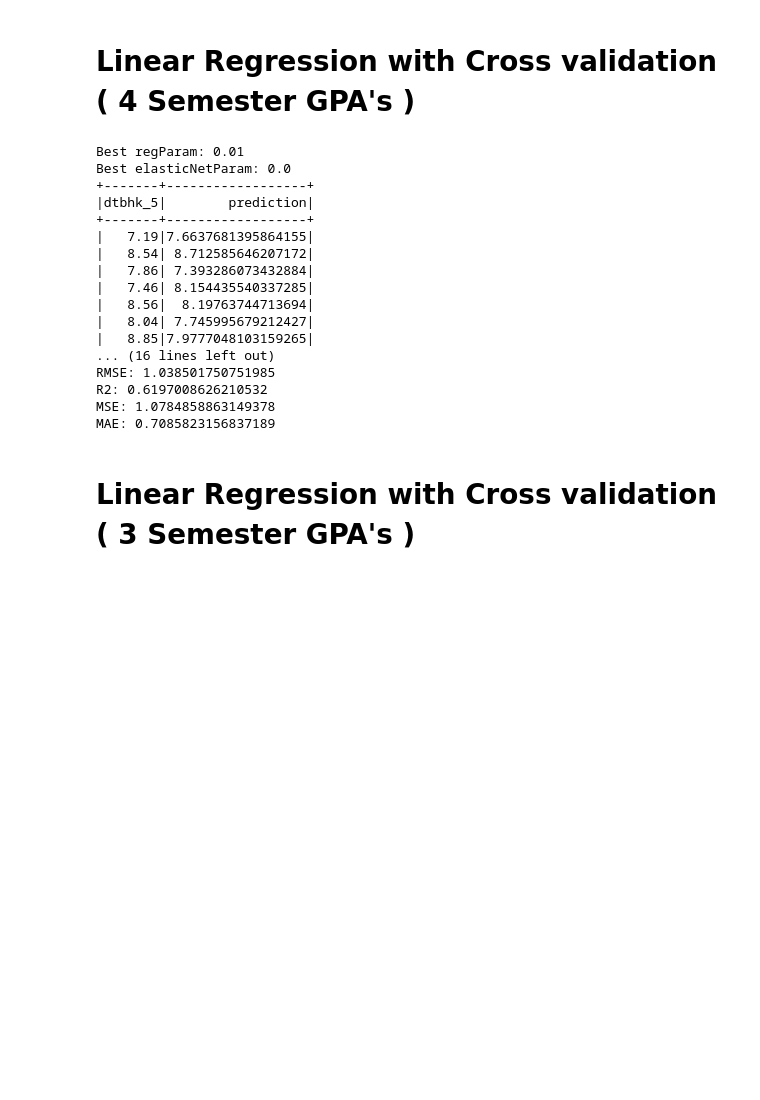
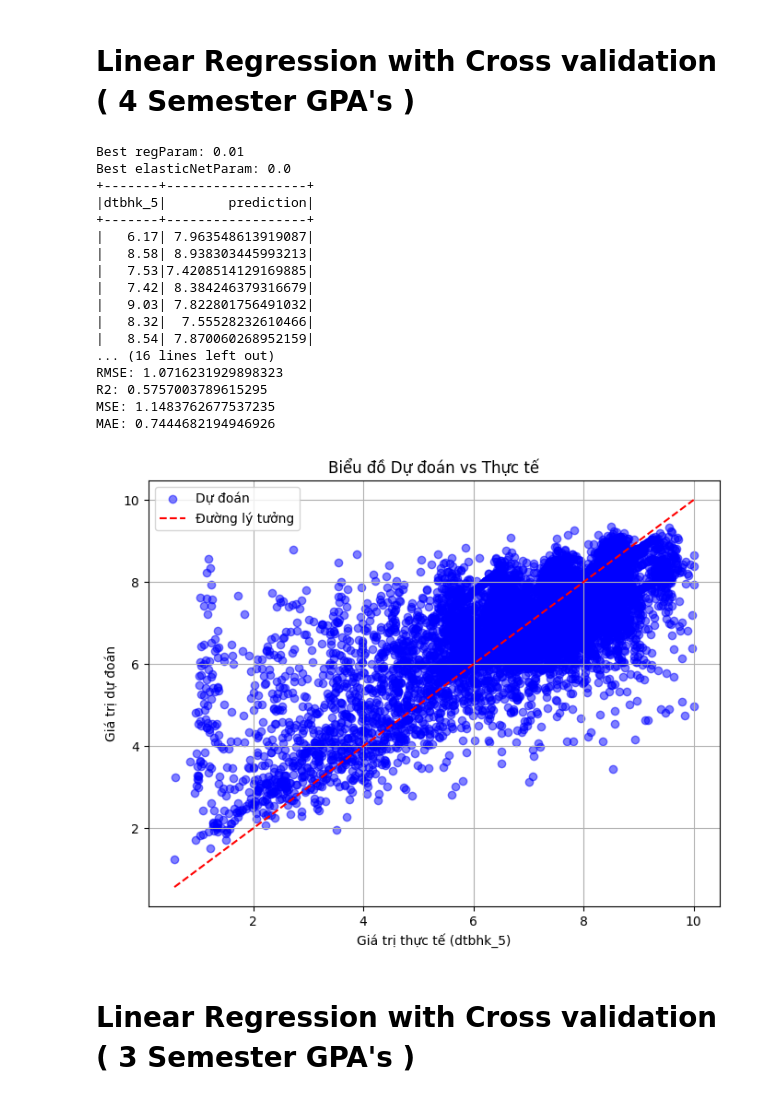
Before and after one commit to Hatsuki9813/GPAPredictor, a Jupyter notebook: PySparkML/Dudoandiem.ipynb, the cells around one changed output. Saved outputs shown, nothing was run; the diff lists cells and outputs as text; code cells hidden in the pictures; blank space fills up the shorter version.

```diff
--- a/PySparkML/Dudoandiem.ipynb
+++ b/PySparkML/Dudoandiem.ipynb
@@ -240,25 +257,41 @@ print("RMSE:", summary.rootMeanSquaredError)
 print("R2:", summary.r2)
 print("MSE:", summary.meanSquaredError)
 print("MAE:", summary.meanAbsoluteError)
-#best_model.save("/spark_model/linear_logistic_4")
+best_model.save("/spark_model/linear_logistic_4")
 # %% [output]
 Best regParam: 0.01
 Best elasticNetParam: 0.0
 +-------+------------------+
 |dtbhk_5|        prediction|
 +-------+------------------+
-|   7.19|7.6637681395864155|
-|   8.54| 8.712585646207172|
-|   7.86| 7.393286073432884|
-|   7.46| 8.154435540337285|
-|   8.56|  8.19763744713694|
-|   8.04| 7.745995679212427|
-|   8.85|7.9777048103159265|
+|   6.17| 7.963548613919087|
+|   8.58| 8.938303445993213|
+|   7.53|7.4208514129169885|
+|   7.42| 8.384246379316679|
+|   9.03| 7.822801756491032|
+|   8.32|  7.55528232610466|
+|   8.54| 7.870060268952159|
 ... (16 lines left out)
-RMSE: 1.038501750751985
-R2: 0.6197008626210532
-MSE: 1.0784858863149378
-MAE: 0.7085823156837189
+RMSE: 1.0716231929898323
+R2: 0.5757003789615295
+MSE: 1.1483762677537235
+MAE: 0.7444682194946926
+# %%
+pred_df = predictions.select("dtbhk_5", "prediction").toPandas()
+plt.figure(figsize=(8,6))
+plt.scatter(pred_df["dtbhk_5"], pred_df["prediction"], alpha=0.5, color='blue', label='Dự đoán')
+plt.plot([pred_df["dtbhk_5"].min(), pred_df["dtbhk_5"].max()],
+         [pred_df["dtbhk_5"].min(), pred_df["dtbhk_5"].max()],
+         color='red', linestyle='--', label='Đường lý tưởng')
+
+plt.xlabel("Giá trị thực tế (dtbhk_5)")
+plt.ylabel("Giá trị dự đoán")
+plt.title("Biểu đồ Dự đoán vs Thực tế")
+plt.legend()
+plt.grid(True)
+plt.show()
+# %% [output]
+[figure, added]
 # %% [markdown]
 # Linear Regression with Cross validation ( 3 Semester GPA's )
 # %%
```
Also changed, not shown: parts of 28 cells of this notebook, 7 other files.
